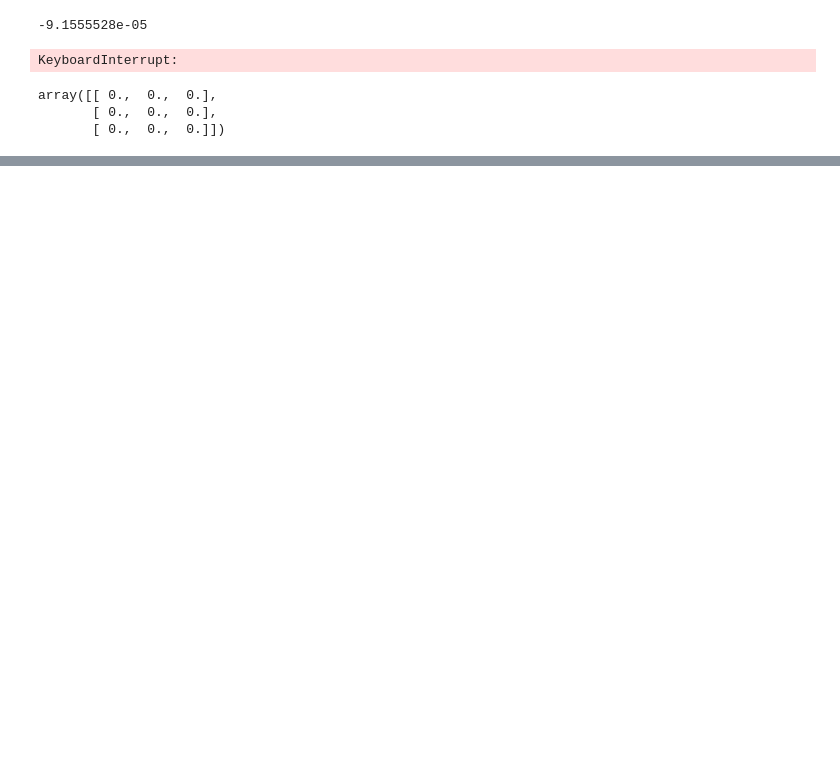
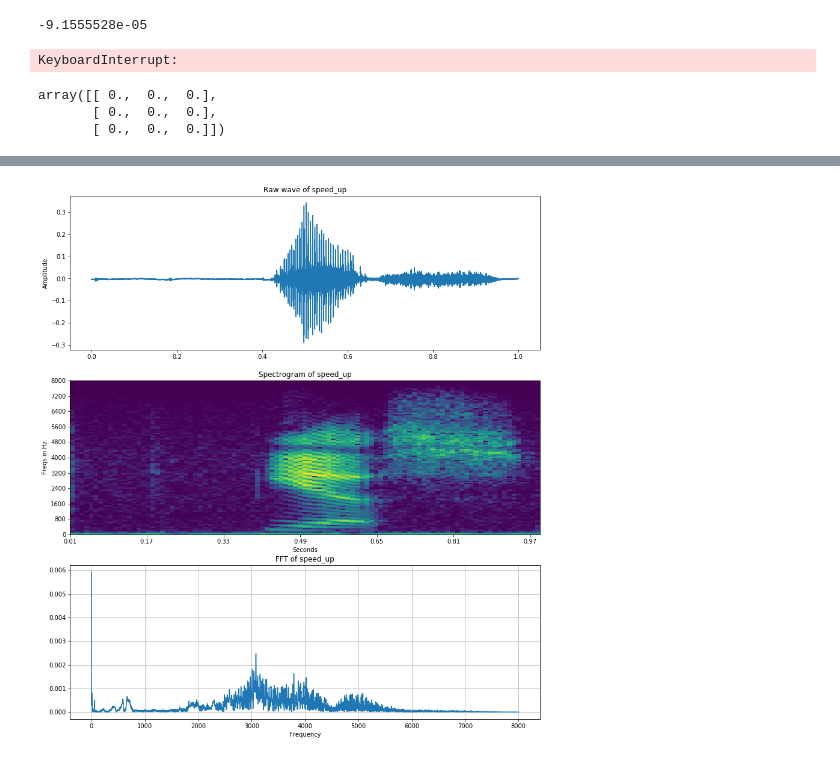
Before and after one commit to ireko8/kaggle-tensorflow-speech-recognition, a Jupyter notebook: Code_Check.ipynb, the cells around one changed output, grey strips where cells are left out. Drawn from its saved outputs; the diff is of its cells as text; code cells hidden in the pictures; blank space fills up the shorter version.

```diff
--- a/Code_Check.ipynb
+++ b/Code_Check.ipynb
@@ -167,3 +167,6 @@ np.mean((X[:, :, ::2] - X[:, :, 1::2])/2, axis=2)
 array([[ 0.,  0.,  0.],
        [ 0.,  0.,  0.],
        [ 0.,  0.,  0.]])
+# %%
+wav, sr = librosa.core.load('input/train/audio/yes/004ae714_nohash_0.wav',sr=config.SAMPLE_RATE)
+IPD.Audio(wav, rate=config.SAMPLE_RATE)
@@ -169,0 +180,4 @@ array([[ 0.,  0.,  0.],
+# %%
+speech_visualize(wav, config.SAMPLE_RATE, str("speed_up"))
+# %% [output]
+[figure, added]
```
Also changed, not shown: parts of 3 cells of this notebook, 5 other files.
